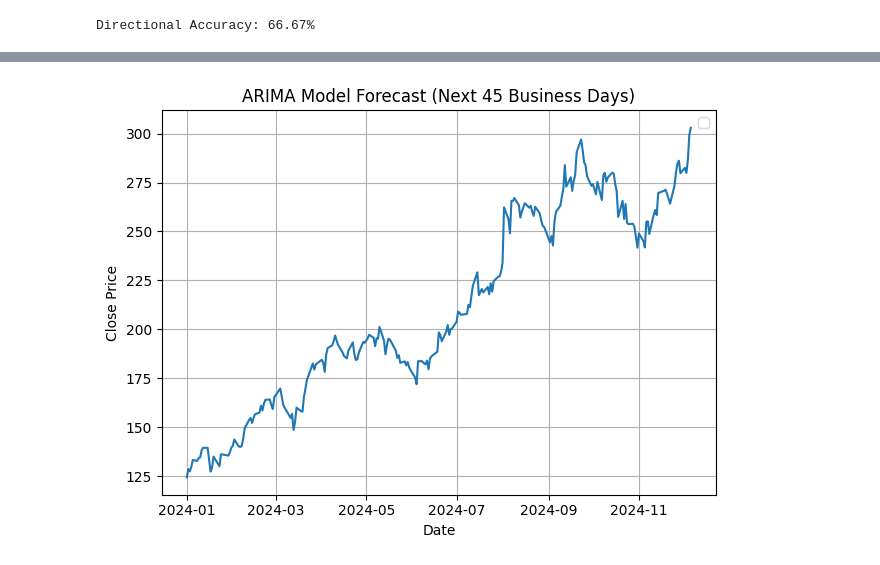
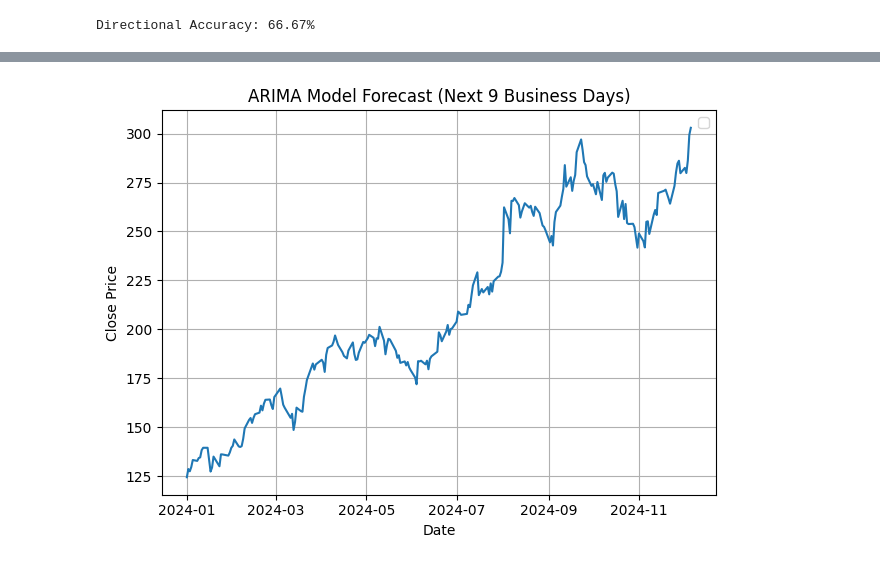
Before and after one commit to Apurva-02/Python-Arima-model, a Jupyter notebook: yfinanceZomato_nse_exp.ipynb, the cells around one changed output, grey strips where cells are left out. Cells and saved outputs as stored; diff of their text form; code cells hidden in the pictures.

```diff
--- a/yfinanceZomato_nse_exp.ipynb
+++ b/yfinanceZomato_nse_exp.ipynb
@@ -492,12 +594,12 @@ ValueError: x and y must have same first dimension, but have shapes (9,) and (10
 [figure]
 # %%
 plt.plot(df['Close'])
-plt.title('ARIMA Model Forecast (Next 45 Business Days)')
+plt.title('ARIMA Model Forecast (Next 9 Business Days)')
 plt.xlabel('Date')
 plt.ylabel('Close Price')
 plt.legend()
 plt.grid(True)
 plt.tight_layout()
 plt.show()
 # %% [output]
-[figure, old version]
+[figure, new version]
```
Also changed, not shown: parts of 8 cells of this notebook.
